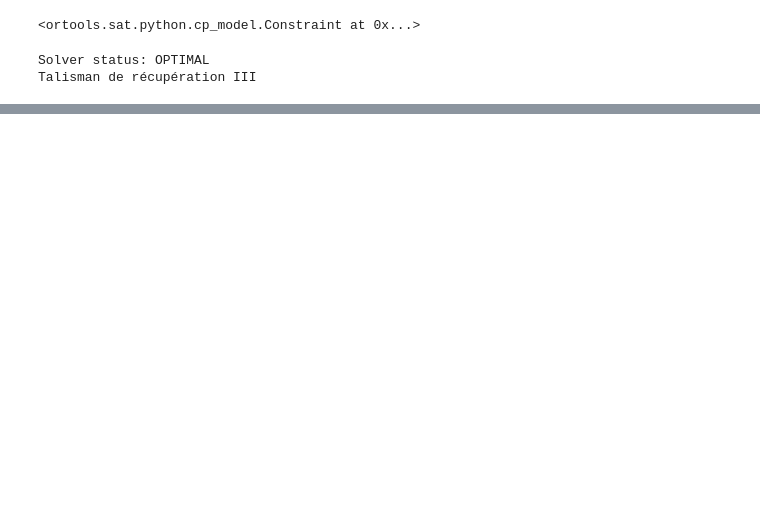
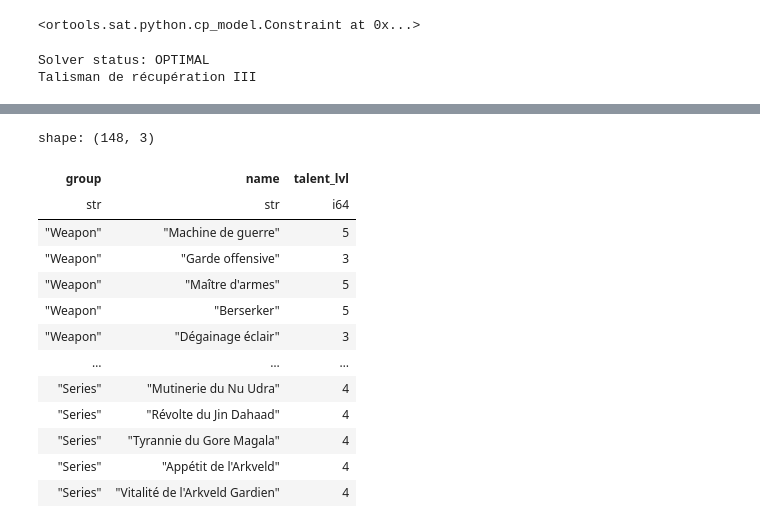
Before and after one commit to DSestu/MH-Wilds-Tools, a Jupyter notebook: dev.ipynb, the cells around one changed output, grey strips where cells are left out. Saved outputs shown, nothing was run; the diff lists cells and outputs as text; code cells hidden in the pictures; blank space fills up the shorter version.

```diff
--- a/dev.ipynb
+++ b/dev.ipynb
@@ -81 +120,29 @@ Talisman de récupération III
+# %%
+talents_lvl_max = (
+    talents
+    #
+    .explode("levels")
+    .with_columns(
+        pl.col("levels").struct.field("lvl").alias("talent_lvl"),
+        pl.col("levels").struct.field("description").alias("talent_description"),
+    )
+    .filter(pl.col("talent_lvl") == pl.col("talent_lvl").max().over("name"))
+    .select("group", "name", "talent_lvl")
+)
+talents_lvl_max
+# %% [output]
+shape: (148, 3)
+| group | name | talent_lvl |
+| str | str | i64 |
+| "Weapon" | "Machine de guerre" | 5 |
+| "Weapon" | "Garde offensive" | 3 |
+| "Weapon" | "Maître d'armes" | 5 |
+| "Weapon" | "Berserker" | 5 |
+| "Weapon" | "Dégainage éclair" | 3 |
+| … | … | … |
+| "Series" | "Mutinerie du Nu Udra" | 4 |
+| "Series" | "Révolte du Jin Dahaad" | 4 |
+| "Series" | "Tyrannie du Gore Magala" | 4 |
+| "Series" | "Appétit de l'Arkveld" | 4 |
+| "Series" | "Vitalité de l'Arkveld Gardien" | 4 |
 # %%
```
Also changed, not shown: parts of 11 cells of this notebook.
